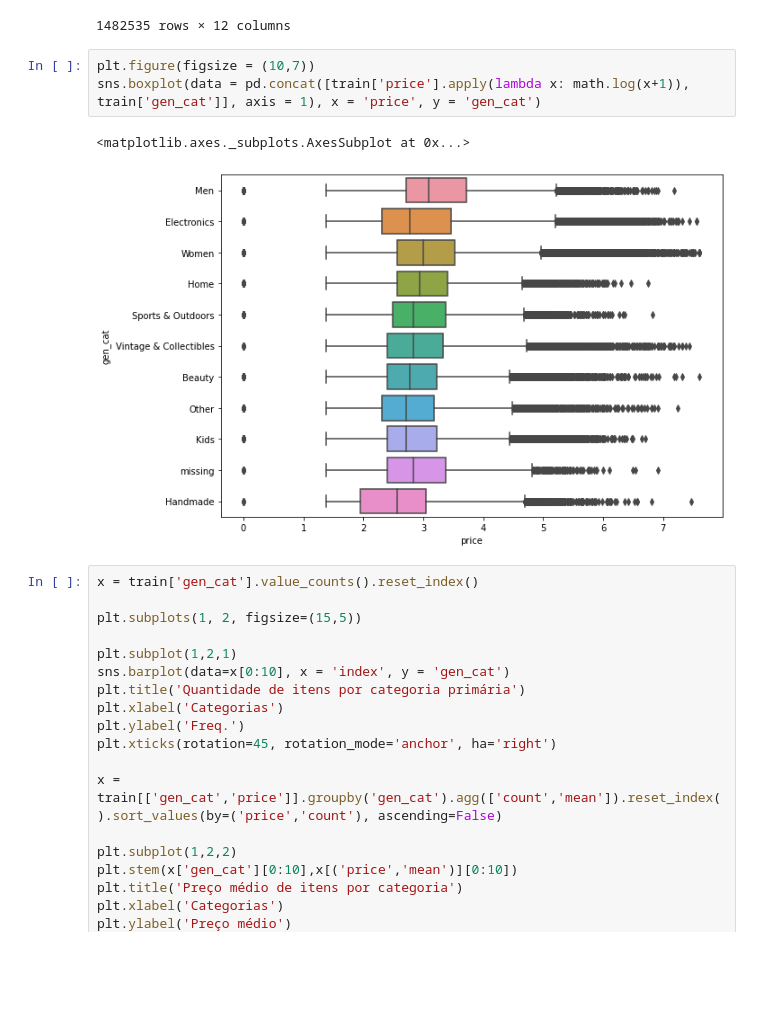
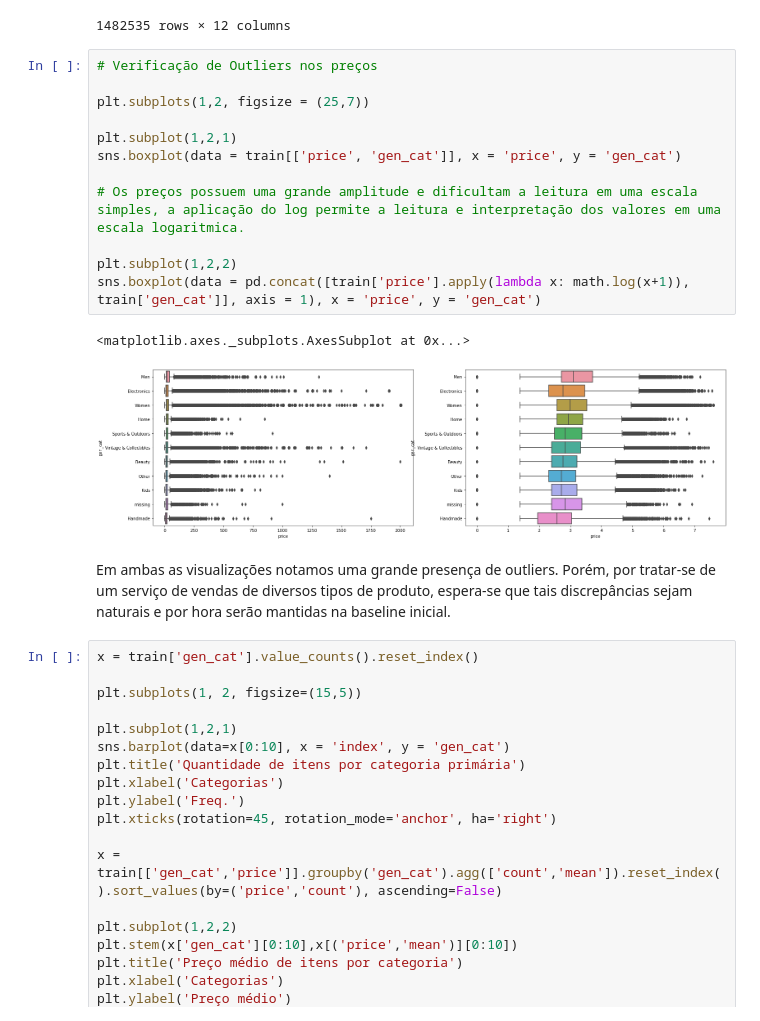
Before and after one commit to anachavesv8/Bootcamp_Blue, a Jupyter notebook: EDA.ipynb, the cells around one changed output. Drawn from its saved outputs; the diff is of its cells as text; blank space fills up the shorter version.

```diff
--- a/EDA.ipynb
+++ b/EDA.ipynb
@@ -95,12 +97,23 @@ train
 | 1482533 | World markets lanterns | 3 | Home/Home Décor/Home Décor Accents | NaN | 45.0 | 1 | There is 2 of each one that you s... | 13-2-2018 | ... |
 | 1482534 | Brand new lux de ville wallet | 1 | Women/Women's Accessories/Wallets | NaN | 22.0 | 0 | New with tag, red with sparkle. F... | 28-10-2018 | ... |
 1482535 rows × 12 columns
-# %%
-plt.figure(figsize = (10,7))
-sns.boxplot(data = pd.concat([train['price'].apply(lambda x: math.log(x+1)), train['gen_cat']], axis = 1), x = 'price', y = 'gen_cat')
-# %% [output]
-<matplotlib.axes._subplots.AxesSubplot at 0x...>
-[figure, removed]
+# %%
+# Verificação de Outliers nos preços
+
+plt.subplots(1,2, figsize = (25,7))
+
+plt.subplot(1,2,1)
+sns.boxplot(data = train[['price', 'gen_cat']], x = 'price', y = 'gen_cat')
+
+# Os preços possuem uma grande amplitude e dificultam a leitura em uma escala simples, a aplicação do log permite a leitura e interpretação dos valores em uma escala logaritmica.
+
+plt.subplot(1,2,2)
+sns.boxplot(data = pd.concat([train['price'].apply(lambda x: math.log(x+1)), train['gen_cat']], axis = 1), x = 'price', y = 'gen_cat')
+# %% [output]
+<matplotlib.axes._subplots.AxesSubplot at 0x...>
+[figure, added]
+# %% [markdown]
+Em ambas as visualizações notamos uma grande presença de outliers. Porém, por tratar-se de um serviço de vendas de diversos tipos de produto, espera-se que tais discrepâncias sejam naturais e por hora serão mantidas na baseline inicial.
 # %%
 x = train['gen_cat'].value_counts().reset_index()
 
```
Also changed, not shown: parts of 11 cells of this notebook.
